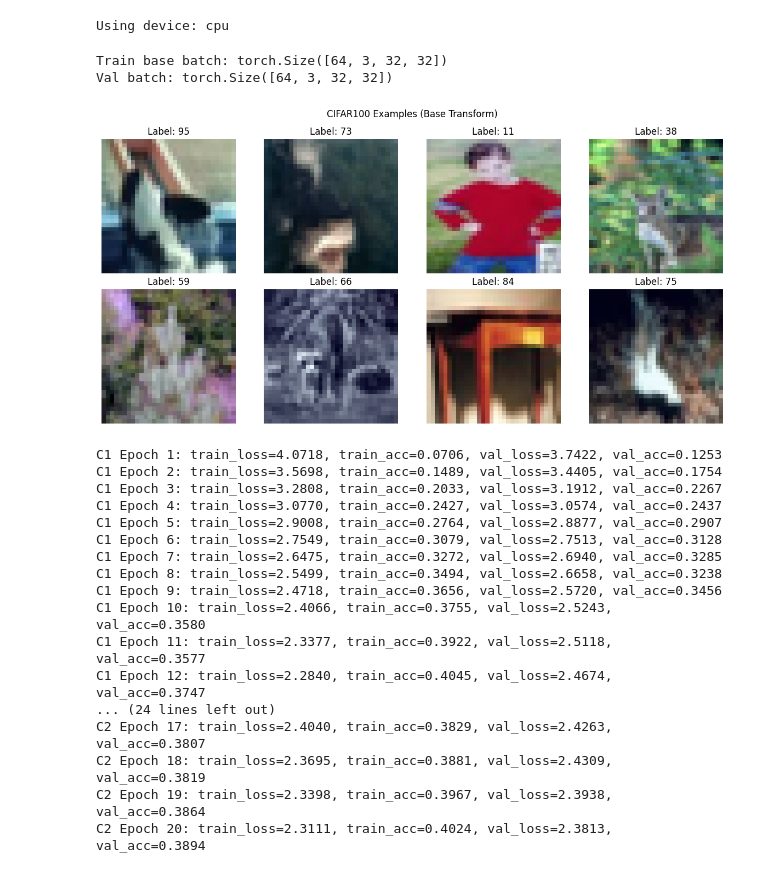
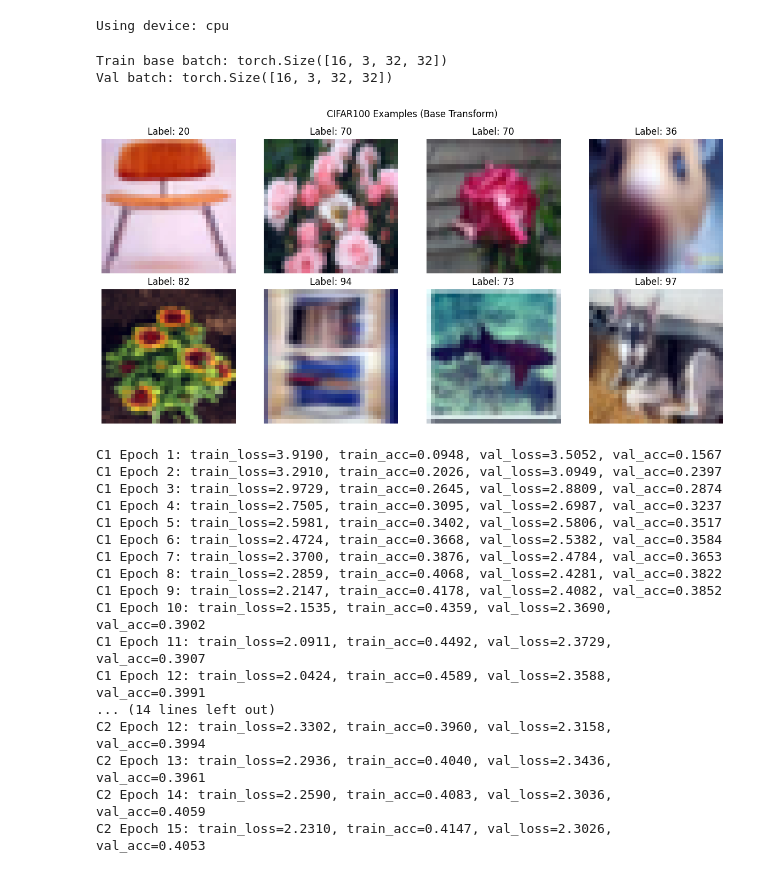
Before and after one commit to soalko/Artificial_Intelligence_Engineering, a Jupyter notebook: homeworks/HW10-11/HW10-11.ipynb, the cells around one changed output. Drawn from its saved outputs; the diff is of its cells as text; code cells hidden in the pictures.

```diff
--- a/homeworks/HW10-11/HW10-11.ipynb
+++ b/homeworks/HW10-11/HW10-11.ipynb
@@ -93,39 +98,40 @@ transform_resnet = transforms.Compose([
 
 # Загрузка датасета
 train_dataset = datasets.CIFAR100(root='./data', train=True, download=True, transform=transform_base)
 val_size = int(0.2 * len(train_dataset))
 train_size = len(train_dataset) - val_size
 train_subset, val_subset = random_split(train_dataset, [train_size, val_size])
 
 # Для аугментаций используем отдельный датасет с transform_aug
 train_aug_dataset = datasets.CIFAR100(root='./data', train=True, download=True, transform=transform_aug)
 train_aug_subset = Subset(train_aug_dataset, train_subset.indices)
 
 # Тестовый датасет
 test_dataset = datasets.CIFAR100(root='./data', train=False, download=True, transform=transform_base)
 
-# Создаём DataLoader'ы (batch_size=64)
-batch_size = 64
-train_loader_base = DataLoader(Subset(train_dataset, train_subset.indices), batch_size=batch_size, shuffle=True, num_workers=2)
+# Создаём DataLoader'ы (batch_size=16)
+batch_size = 16
+train_loader_base = DataLoader(Subset(train_dataset, train_subset.indices), batch_size=batch_size, shuffle=True,
+                               num_workers=2)
 train_loader_aug = DataLoader(train_aug_subset, batch_size=batch_size, shuffle=True, num_workers=2)
 val_loader = DataLoader(val_subset, batch_size=batch_size, shuffle=False, num_workers=2)
 test_loader = DataLoader(test_dataset, batch_size=batch_size, shuffle=False, num_workers=2)
 
 # Для ResNet нужны 224x224 изображения
 train_resnet_dataset = datasets.CIFAR100(root='./data', train=True, download=True, transform=transform_resnet)
 train_resnet_subset = Subset(train_resnet_dataset, train_subset.indices)
 train_resnet_loader = DataLoader(train_resnet_subset, batch_size=batch_size, shuffle=True, num_workers=2)
 val_resnet_loader = DataLoader(val_subset, batch_size=batch_size, shuffle=False, num_workers=2)
 test_resnet_loader = DataLoader(test_dataset, batch_size=batch_size, shuffle=False, num_workers=2)
 
 # Sanity check
 print("Train base batch:", next(iter(train_loader_base))[0].shape)
 print("Val batch:", next(iter(val_loader))[0].shape)
 show_batch(train_loader_base, "CIFAR100 Examples (Base Transform)")
 # %% [output]
-Train base batch: torch.Size([64, 3, 32, 32])
-Val batch: torch.Size([64, 3, 32, 32])
+Train base batch: torch.Size([16, 3, 32, 32])
+Val batch: torch.Size([16, 3, 32, 32])
-[figure, old version]
+[figure, new version]
 # %%
 class SimpleCNN(nn.Module):
     def __init__(self, num_classes=100):
@@ -192,7 +199,7 @@ def evaluate(model, loader, criterion, device):
     return epoch_loss, epoch_acc
 # %%
 criterion = nn.CrossEntropyLoss()
-epochs = 20
+epochs = 15
 best_val_acc = 0.0
 best_model_state = None
 history = {'train_loss': [], 'train_acc': [], 'val_loss': [], 'val_acc': []}
@@ -207,7 +214,8 @@ for epoch in range(epochs):
     history['train_acc'].append(train_acc)
     history['val_loss'].append(val_loss)
     history['val_acc'].append(val_acc)
-    print(f"C1 Epoch {epoch+1}: train_loss={train_loss:.4f}, train_acc={train_acc:.4f}, val_loss={val_loss:.4f}, val_acc={val_acc:.4f}")
+    print(
+        f"C1 Epoch {epoch + 1}: train_loss={train_loss:.4f}, train_acc={train_acc:.4f}, val_loss={val_loss:.4f}, val_acc={val_acc:.4f}")
 
     if val_acc > best_val_acc:
         best_val_acc = val_acc
@@ -243,7 +251,8 @@ for epoch in range(epochs):
     history_c2['train_acc'].append(train_acc)
     history_c2['val_loss'].append(val_loss)
     history_c2['val_acc'].append(val_acc)
-    print(f"C2 Epoch {epoch+1}: train_loss={train_loss:.4f}, train_acc={train_acc:.4f}, val_loss={val_loss:.4f}, val_acc={val_acc:.4f}")
+    print(
+        f"C2 Epoch {epoch + 1}: train_loss={train_loss:.4f}, train_acc={train_acc:.4f}, val_loss={val_loss:.4f}, val_acc={val_acc:.4f}")
 
     if val_acc > best_val_acc:
         best_val_acc = val_acc
@@ -266,23 +275,23 @@ log_run({
     'notes': 'with augmentations'
 })
 # %% [output]
-C1 Epoch 1: train_loss=4.0718, train_acc=0.0706, val_loss=3.7422, val_acc=0.1253
-C1 Epoch 2: train_loss=3.5698, train_acc=0.1489, val_loss=3.4405, val_acc=0.1754
-C1 Epoch 3: train_loss=3.2808, train_acc=0.2033, val_loss=3.1912, val_acc=0.2267
-C1 Epoch 4: train_loss=3.0770, train_acc=0.2427, val_loss=3.0574, val_acc=0.2437
-C1 Epoch 5: train_loss=2.9008, train_acc=0.2764, val_loss=2.8877, val_acc=0.2907
-C1 Epoch 6: train_loss=2.7549, train_acc=0.3079, val_loss=2.7513, val_acc=0.3128
-C1 Epoch 7: train_loss=2.6475, train_acc=0.3272, val_loss=2.6940, val_acc=0.3285
-C1 Epoch 8: train_loss=2.5499, train_acc=0.3494, val_loss=2.6658, val_acc=0.3238
-C1 Epoch 9: train_loss=2.4718, train_acc=0.3656, val_loss=2.5720, val_acc=0.3456
-C1 Epoch 10: train_loss=2.4066, train_acc=0.3755, val_loss=2.5243, val_acc=0.3580
-C1 Epoch 11: train_loss=2.3377, train_acc=0.3922, val_loss=2.5118, val_acc=0.3577
-C1 Epoch 12: train_loss=2.2840, train_acc=0.4045, val_loss=2.4674, val_acc=0.3747
-... (24 lines left out)
-C2 Epoch 17: train_loss=2.4040, train_acc=0.3829, val_loss=2.4263, val_acc=0.3807
-C2 Epoch 18: train_loss=2.3695, train_acc=0.3881, val_loss=2.4309, val_acc=0.3819
-C2 Epoch 19: train_loss=2.3398, train_acc=0.3967, val_loss=2.3938, val_acc=0.3864
-C2 Epoch 20: train_loss=2.3111, train_acc=0.4024, val_loss=2.3813, val_acc=0.3894
+C1 Epoch 1: train_loss=3.9190, train_acc=0.0948, val_loss=3.5052, val_acc=0.1567
+C1 Epoch 2: train_loss=3.2910, train_acc=0.2026, val_loss=3.0949, val_acc=0.2397
+C1 Epoch 3: train_loss=2.9729, train_acc=0.2645, val_loss=2.8809, val_acc=0.2874
+C1 Epoch 4: train_loss=2.7505, train_acc=0.3095, val_loss=2.6987, val_acc=0.3237
+C1 Epoch 5: train_loss=2.5981, train_acc=0.3402, val_loss=2.5806, val_acc=0.3517
+C1 Epoch 6: train_loss=2.4724, train_acc=0.3668, val_loss=2.5382, val_acc=0.3584
+C1 Epoch 7: train_loss=2.3700, train_acc=0.3876, val_loss=2.4784, val_acc=0.3653
+C1 Epoch 8: train_loss=2.2859, train_acc=0.4068, val_loss=2.4281, val_acc=0.3822
+C1 Epoch 9: train_loss=2.2147, train_acc=0.4178, val_loss=2.4082, val_acc=0.3852
+C1 Epoch 10: train_loss=2.1535, train_acc=0.4359, val_loss=2.3690, val_acc=0.3902
+C1 Epoch 11: train_loss=2.0911, train_acc=0.4492, val_loss=2.3729, val_acc=0.3907
+C1 Epoch 12: train_loss=2.0424, train_acc=0.4589, val_loss=2.3588, val_acc=0.3991
+... (14 lines left out)
+C2 Epoch 12: train_loss=2.3302, train_acc=0.3960, val_loss=2.3158, val_acc=0.3994
+C2 Epoch 13: train_loss=2.2936, train_acc=0.4040, val_loss=2.3436, val_acc=0.3961
+C2 Epoch 14: train_loss=2.2590, train_acc=0.4083, val_loss=2.3036, val_acc=0.4059
+C2 Epoch 15: train_loss=2.2310, train_acc=0.4147, val_loss=2.3026, val_acc=0.4053
 # %%
 # C3: resnet18-head-only
 import ssl
```
Also changed, not shown: parts of 10 cells of this notebook, 10 other files.
